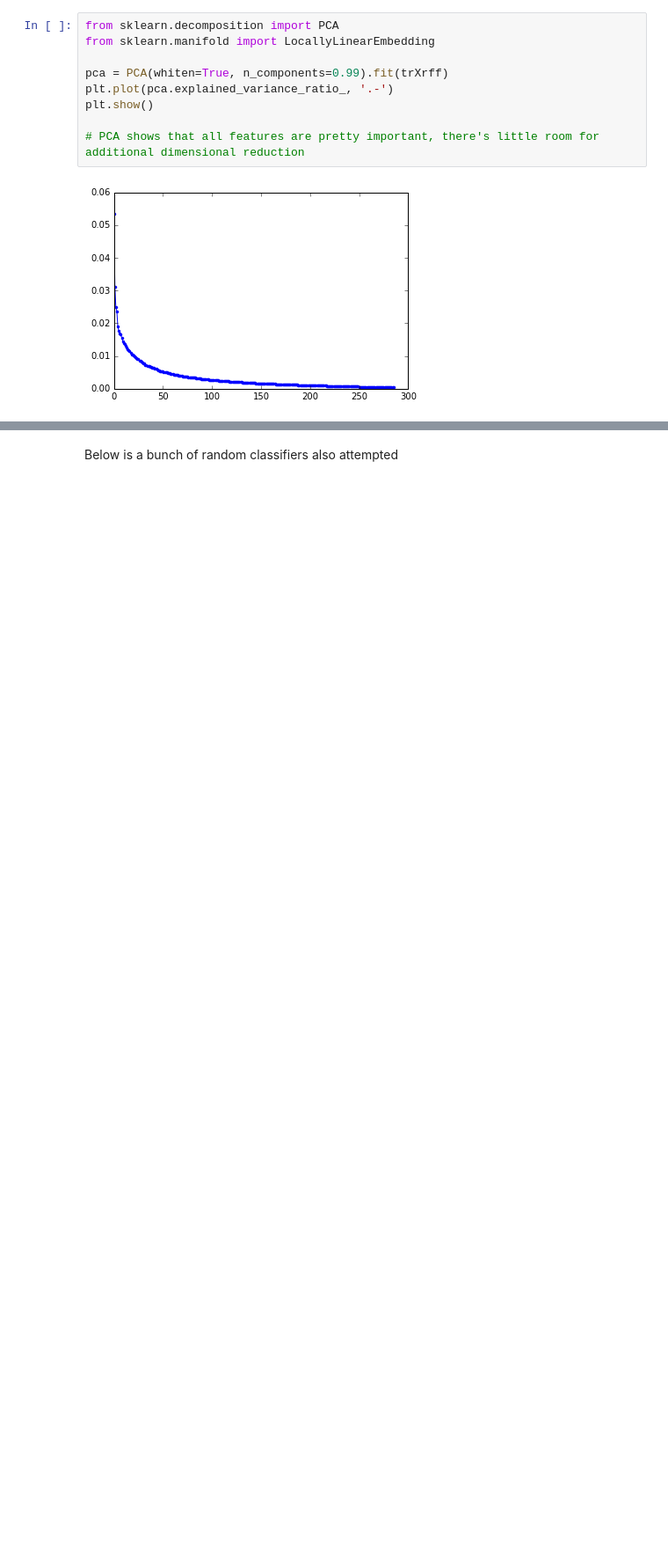
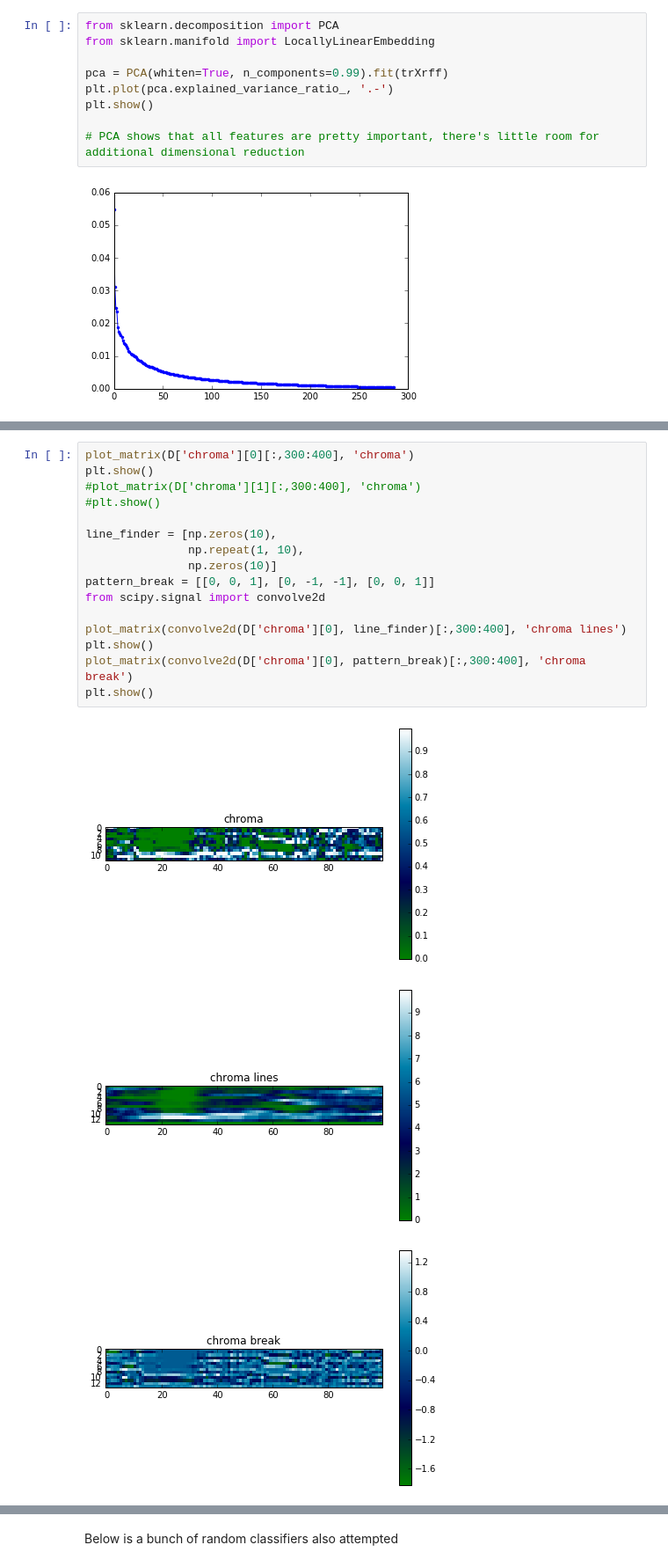
Before and after one commit to PrincetonUniversity/vox-music-classification, a Jupyter notebook: notebooks/fv-msvm.ipynb, the cells around one changed output, grey strips where cells are left out. Shown at 88% size. Cells and saved outputs as stored; diff of their text form; blank space fills up the shorter version.

```diff
--- a/notebooks/fv-msvm.ipynb
+++ b/notebooks/fv-msvm.ipynb
@@ -98,0 +97,20 @@ roughness (1000, 1222)
+# %%
+plot_matrix(D['chroma'][0][:,300:400], 'chroma')
+plt.show()
+#plot_matrix(D['chroma'][1][:,300:400], 'chroma')
+#plt.show()
+
+line_finder = [np.zeros(10),
+               np.repeat(1, 10),
+               np.zeros(10)]
+pattern_break = [[0, 0, 1], [0, -1, -1], [0, 0, 1]]
+from scipy.signal import convolve2d
+
+plot_matrix(convolve2d(D['chroma'][0], line_finder)[:,300:400], 'chroma lines')
+plt.show()
+plot_matrix(convolve2d(D['chroma'][0], pattern_break)[:,300:400], 'chroma break')
+plt.show()
+# %% [output]
+[figure, added]
+[figure, added]
+[figure, added]
```
Also changed, not shown: parts of 10 cells of this notebook.
